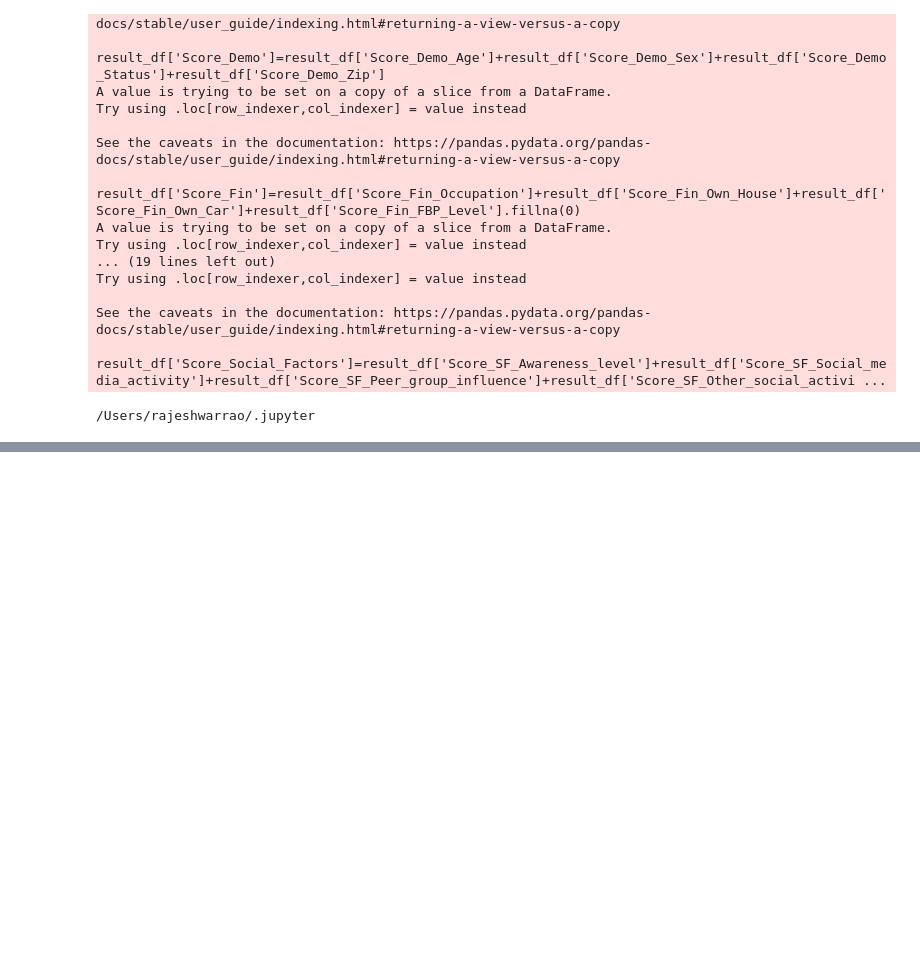
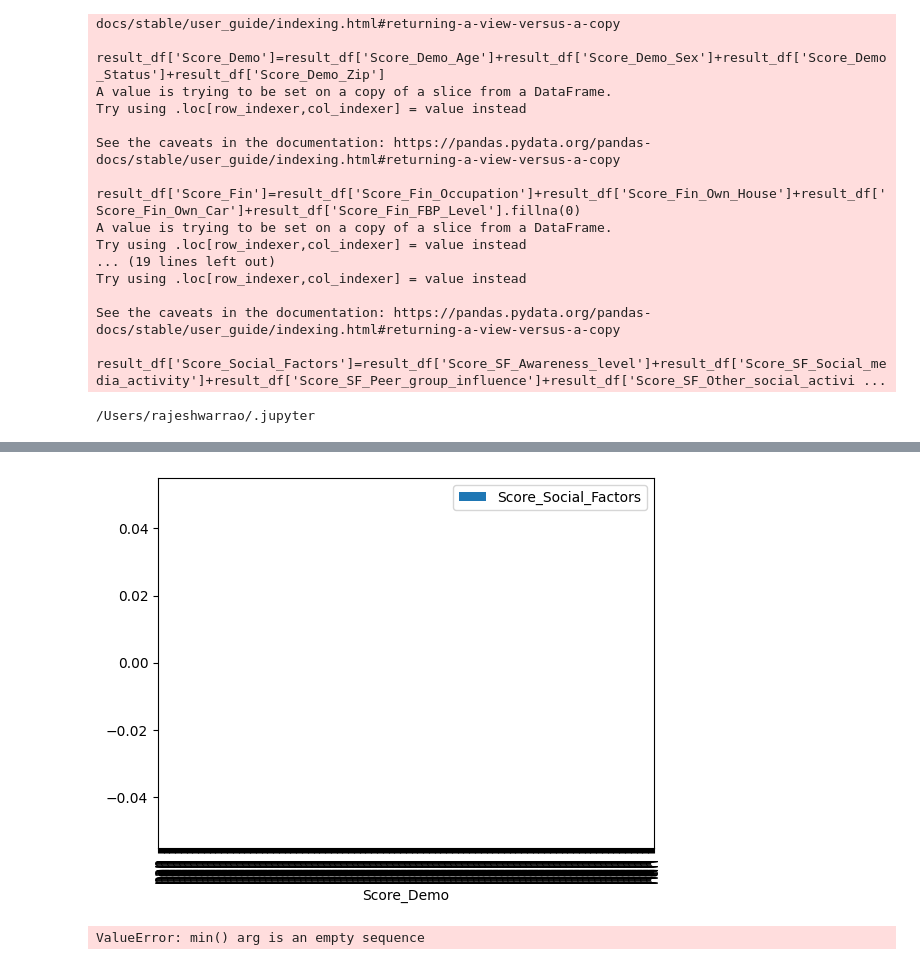
Before and after one commit to rajeshwar11/ML, a Jupyter notebook: scoring/Scoring.ipynb, the cells around one changed output, grey strips where cells are left out. Cells and saved outputs as stored; diff of their text form; code cells hidden in the pictures; blank space fills up the shorter version.

```diff
--- a/scoring/Scoring.ipynb
+++ b/scoring/Scoring.ipynb
@@ -1728,0 +1768,12 @@ runtime:
+# %%
+
+
+Data_df.plot(x='Score_Demo', y='Score_Social_Factors', kind='bar')
+plt.show()
+
+# Using seaborn
+sns.barplot(x='Score_Demo', y='Score_Social_Factors', data=Data_df)
+plt.show()
+# %% [output]
+[figure, added]
+ValueError: min() arg is an empty sequence
```
Also changed, not shown: parts of 14 cells of this notebook, 1 other file.
